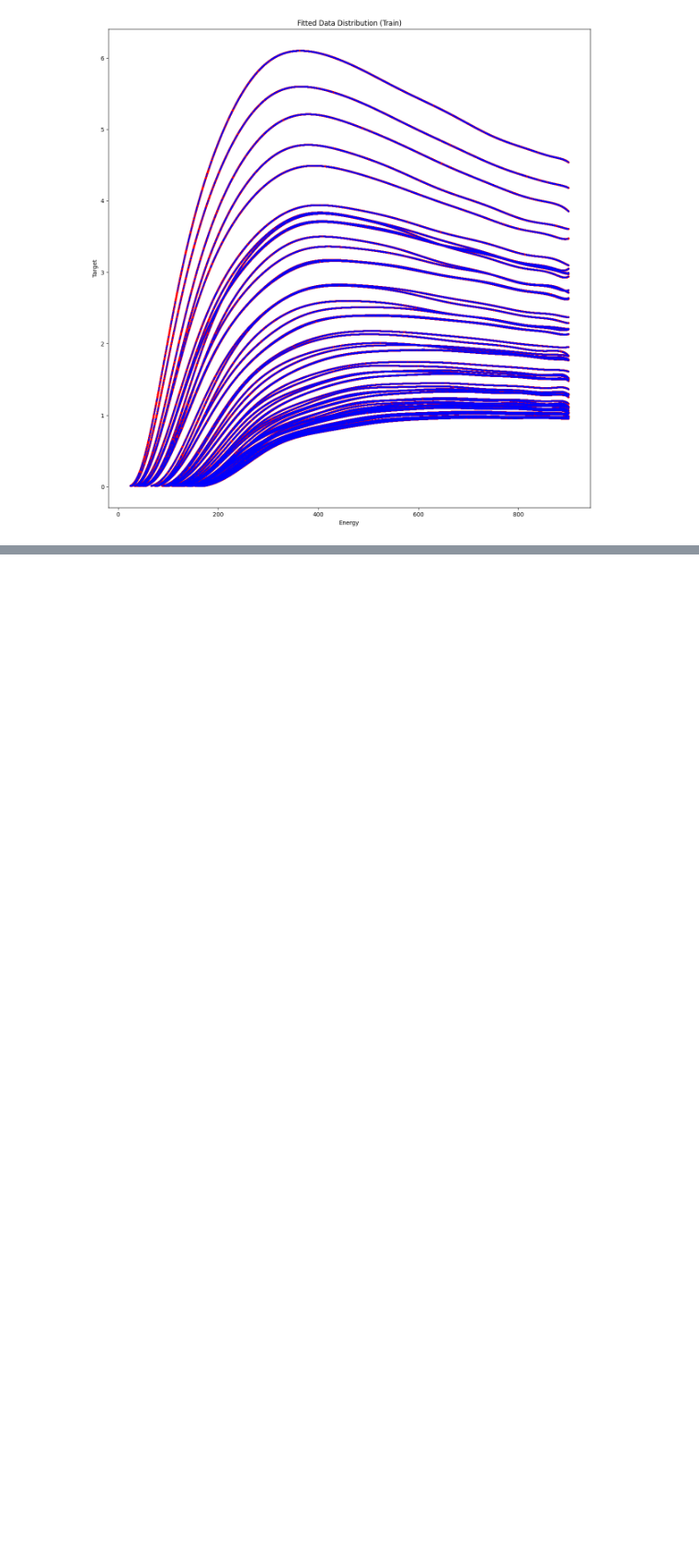
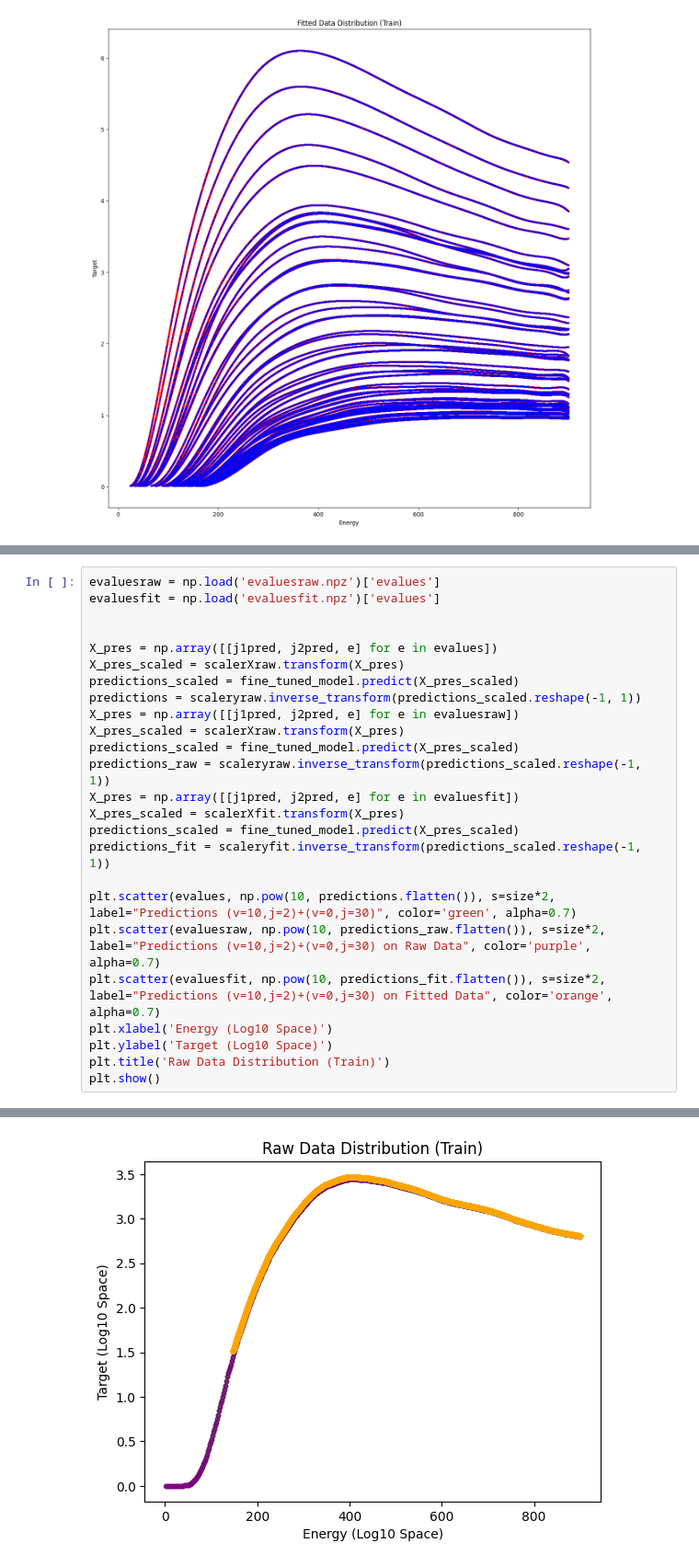
Before and after one commit to lstorchi/MultiFitter, a Jupyter notebook: testperv1v2models..ipynb, the cells around one changed output, grey strips where cells are left out. Shown at 92% size. Drawn from its saved outputs; the diff is of its cells as text; blank space fills up the shorter version.

```diff
--- a/testperv1v2models..ipynb
+++ b/testperv1v2models..ipynb
@@ -371,0 +363,26 @@ plt.show()
+# %%
+evaluesraw = np.load('evaluesraw.npz')['evalues']
+evaluesfit = np.load('evaluesfit.npz')['evalues']
+
+
+X_pres = np.array([[j1pred, j2pred, e] for e in evalues])
+X_pres_scaled = scalerXraw.transform(X_pres)
+predictions_scaled = fine_tuned_model.predict(X_pres_scaled)
+predictions = scaleryraw.inverse_transform(predictions_scaled.reshape(-1, 1))
+X_pres = np.array([[j1pred, j2pred, e] for e in evaluesraw])
+X_pres_scaled = scalerXraw.transform(X_pres)
+predictions_scaled = fine_tuned_model.predict(X_pres_scaled)
+predictions_raw = scaleryraw.inverse_transform(predictions_scaled.reshape(-1, 1))
+X_pres = np.array([[j1pred, j2pred, e] for e in evaluesfit])
+X_pres_scaled = scalerXfit.transform(X_pres)
+predictions_scaled = fine_tuned_model.predict(X_pres_scaled)
+predictions_fit = scaleryfit.inverse_transform(predictions_scaled.reshape(-1, 1))
+
+plt.scatter(evalues, np.pow(10, predictions.flatten()), s=size*2, label="Predictions (v=10,j=2)+(v=0,j=30)", color='green', alpha=0.7)
+plt.scatter(evaluesraw, np.pow(10, predictions_raw.flatten()), s=size*2, label="Predictions (v=10,j=2)+(v=0,j=30) on Raw Data", color='purple', alpha=0.7)
+plt.scatter(evaluesfit, np.pow(10, predictions_fit.flatten()), s=size*2, label="Predictions (v=10,j=2)+(v=0,j=30) on Fitted Data", color='orange', alpha=0.7)
+plt.xlabel('Energy (Log10 Space)')
+plt.ylabel('Target (Log10 Space)')
+plt.title('Raw Data Distribution (Train)')
+plt.show()
+# %% [output]
@@ -371,0 +392 @@ plt.show()
+[figure, added]
```
Also changed, not shown: parts of 5 cells of this notebook, 1 other file.
